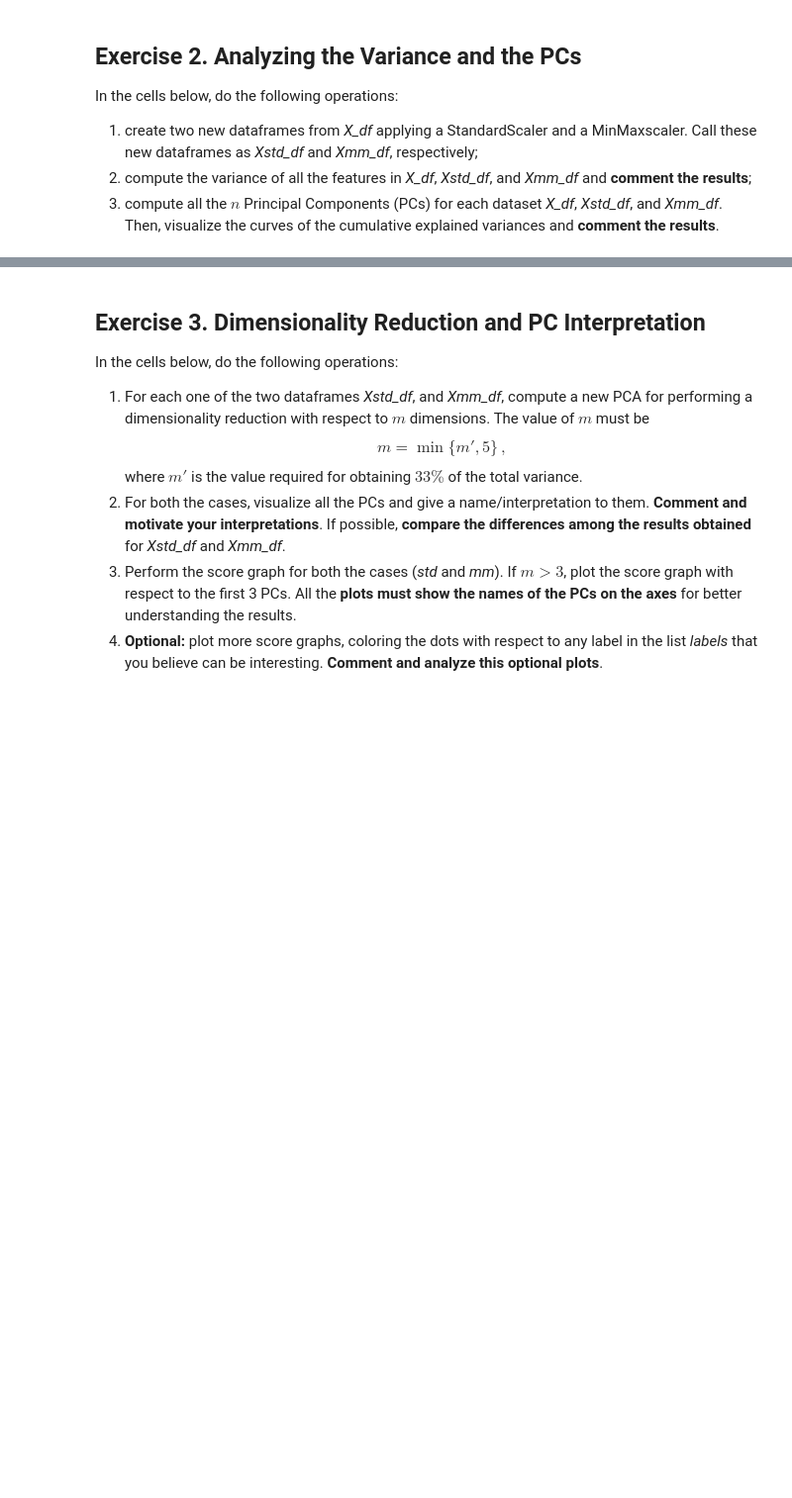
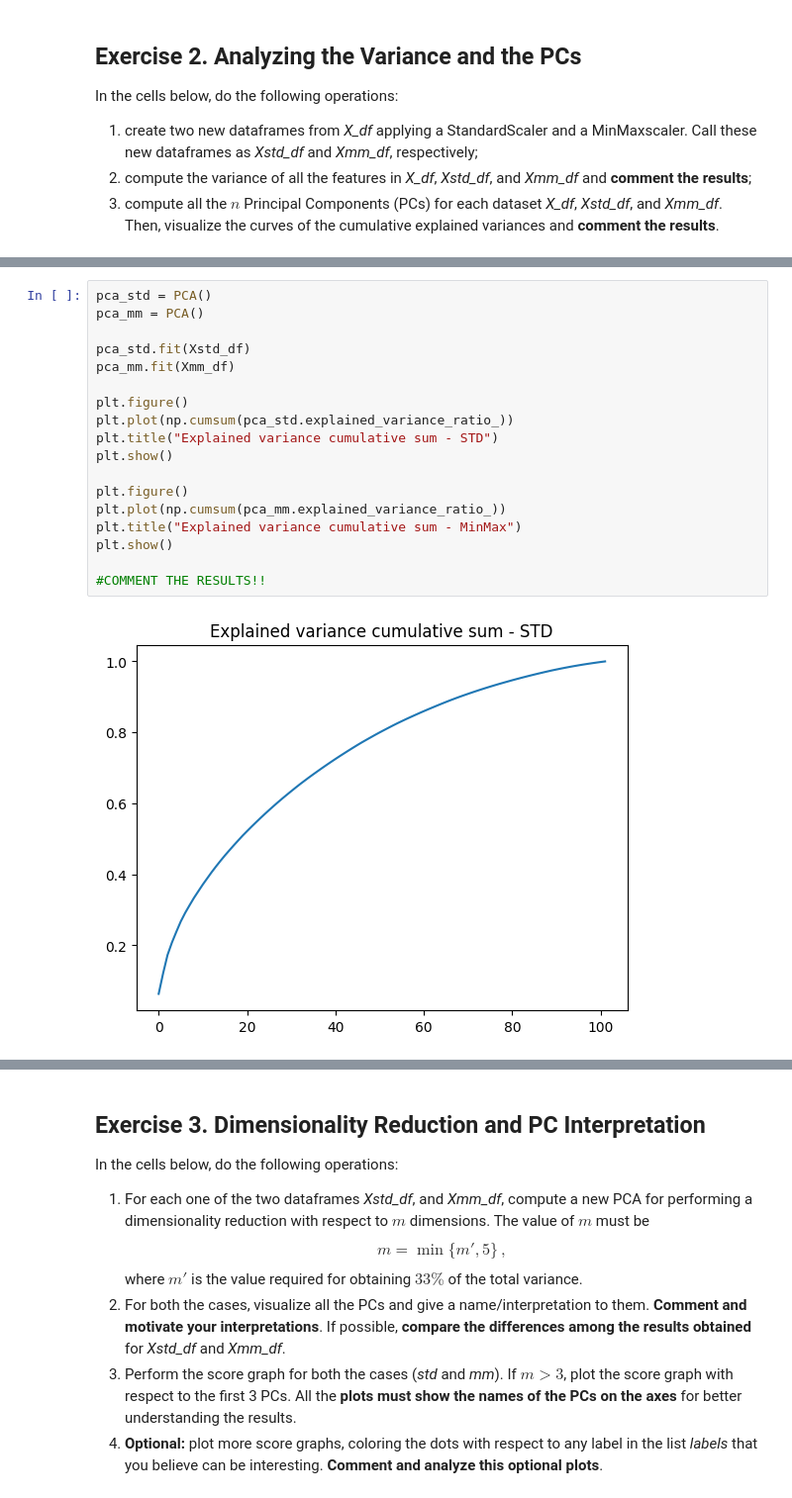
Before and after one commit to fabiolauro/PCA_CLA_Project, a Jupyter notebook: HWpca_Lauro_Martellone.ipynb, the cells around one changed output, grey strips where cells are left out. Shown at 99% size. Cells and saved outputs as stored; diff of their text form; blank space fills up the shorter version.

```diff
--- a/HWpca_Lauro_Martellone.ipynb
+++ b/HWpca_Lauro_Martellone.ipynb
@@ -349,0 +403,20 @@ In the cells below, do the following operations:
+# %%
+pca_std = PCA()
+pca_mm = PCA()
+
+pca_std.fit(Xstd_df)
+pca_mm.fit(Xmm_df)
+
+plt.figure()
+plt.plot(np.cumsum(pca_std.explained_variance_ratio_))
+plt.title("Explained variance cumulative sum - STD")
+plt.show()
+
+plt.figure()
+plt.plot(np.cumsum(pca_mm.explained_variance_ratio_))
+plt.title("Explained variance cumulative sum - MinMax")
+plt.show()
+
+#COMMENT THE RESULTS!!
+# %% [output]
+[figure, added]
```
Also changed, not shown: parts of 5 cells of this notebook.
